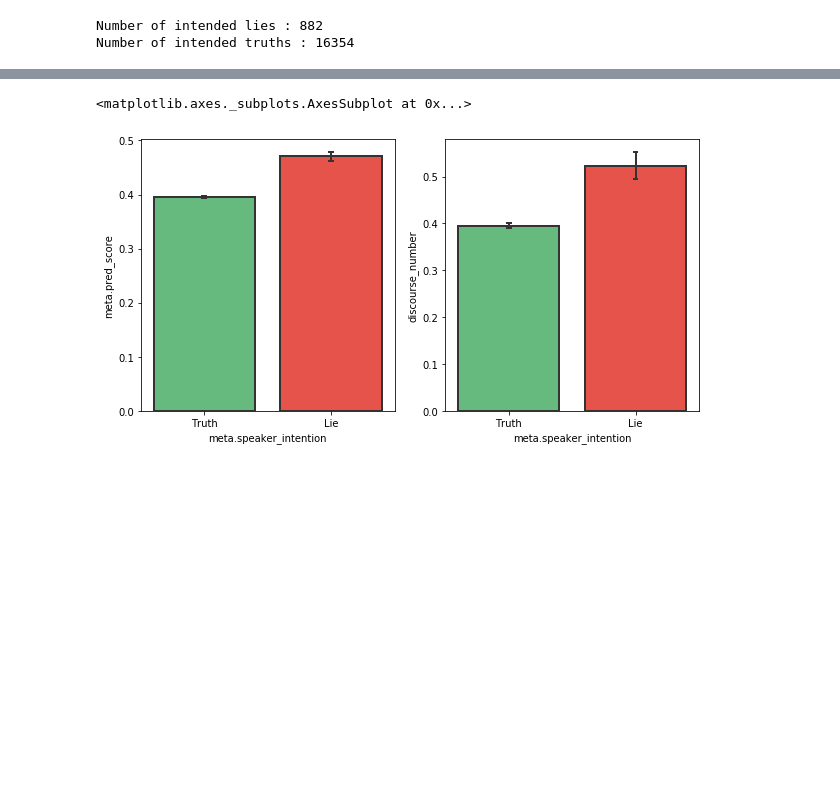
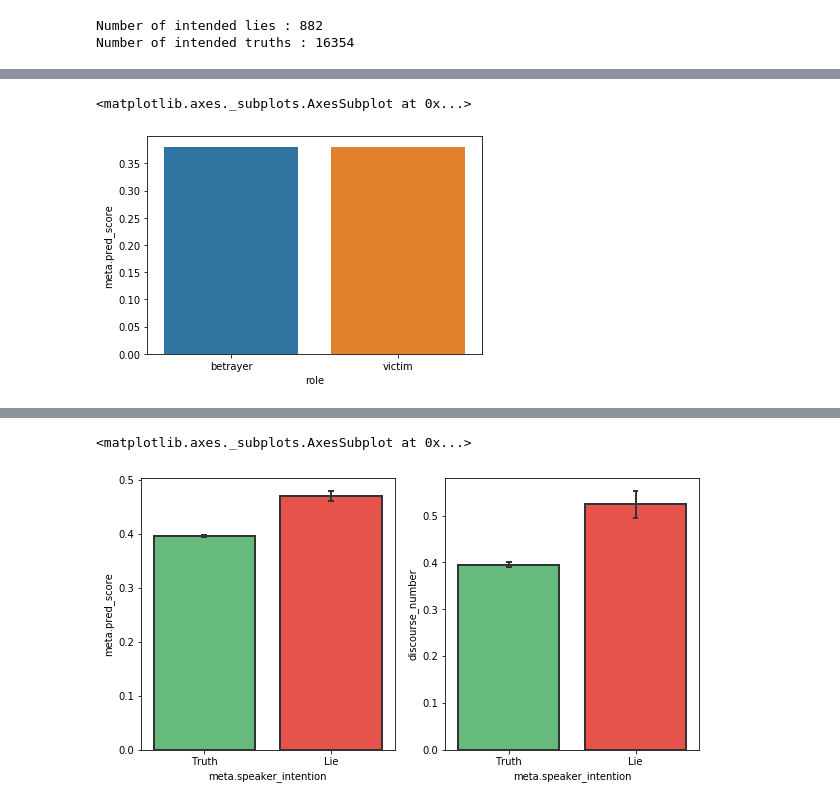
Before and after one commit to epfl-ada/ada-2020-project-milestone-p3-p3_team-clj, a Jupyter notebook: extension.ipynb, the cells around one changed output, grey strips where cells are left out. Saved outputs shown, nothing was run; the diff lists cells and outputs as text; code cells hidden in the pictures; blank space fills up the shorter version.

```diff
--- a/extension.ipynb
+++ b/extension.ipynb
@@ -273,7 +163,6 @@ def build_k_indices(y, k_fold, seed):
     k_indices = [indices[k * interval: (k + 1) * interval] for k in range(k_fold)]
     return np.array(k_indices)
 # %%
-from sklearn.metrics import matthews_corrcoef
 k_fold = 5
 acc = []
 matt = []
@@ -281,7 +170,7 @@ y = old_seasons["Betrayal"]
 features= ["Politeness victim","Politeness betrayer", "Discourse victim", "Discourse betrayer",
            "Sentiment victim", "Sentiment betrayer"]
 x = old_seasons[features]
-seed = 15
+seed = 4
 k_indices = build_k_indices(y, k_fold, seed)
 for k in range(k_fold):
     te_indice = k_indices[k]
@@ -292,18 +181,17 @@ for k in range(k_fold):
     x_te = x.loc[te_indice]
     x_te["const"] = [1 for i in range(x_te.shape[0])]
     x_tr = x.loc[tr_indice]
-    log_reg = sm.Logit(y_tr, sm.add_constant(x_tr)).fit_regularized(method="l1")
+    log_reg = sm.Logit(y_tr, sm.add_constant(x_tr)).fit()#fit_regularized(method="l1")
     predictions = log_reg.predict(x_te)
-    print(log_reg.summary())
     results = []
     for i in predictions.index:
         if predictions[i] < 0.5 :
             results.append(False)
         else :
             results.append(True)
-    acc.append(np.where(y_val == results)[0].shape[0]/len(results))
+    acc.append(np.where(y_te == results)[0].shape[0]/len(results))
     results = np.array(results)
-    y_true = np.where(y_val == True, 1, 0)
+    y_true = np.where(y_te == True, 1, 0)
     y_test = np.where(results == True, 1, 0)
     matt.append(matthews_corrcoef(y_true, y_test))
 avg_acc = np.mean(np.array(acc))
@@ -338,3 +293,22 @@ print("Number of intended truths :", truths.shape[0])
 # %% [output]
 Number of intended lies : 882
 Number of intended truths : 16354
+# %%
+def add_roles(data):
+    player_roles = []
+    idx = []
+    for r in set(data['conversation_id']):
+        rel = data[data['conversation_id']==r]
+        players = list(set(rel['speaker']))
+        if len(players) == 2 :
+            rel_roles = roles[roles['ID']==r]
+            for i,m in rel.iterrows():
+                idx.append(r)
+                if m['speaker'] == rel_roles['Betrayer'].iloc[0]:
+                    player_roles.append('betrayer')
+                else:
+                    player_roles.append('victim')
+
+    return pd.DataFrame({'conversation_id':idx,'role':player_roles})
+# %%
+roles_add = add_roles(data)
@@ -340,0 +331,2 @@ Number of intended truths : 16354
+# %%
+compl_data = data.merge(roles_add, on = 'conversation_id')
@@ -340,0 +339,5 @@ Number of intended truths : 16354
+# %%
+sns.barplot(data=compl_data, x = 'role', y = 'meta.pred_score')
+# %% [output]
+<matplotlib.axes._subplots.AxesSubplot at 0x...>
+[figure, added]
```
Also changed, not shown: parts of 35 cells of this notebook.
